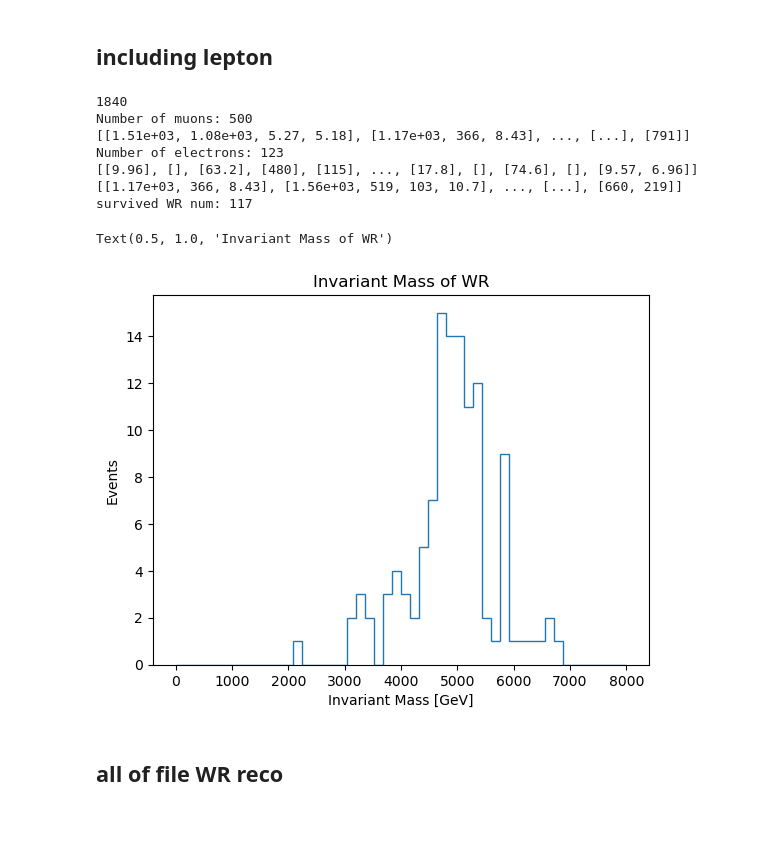
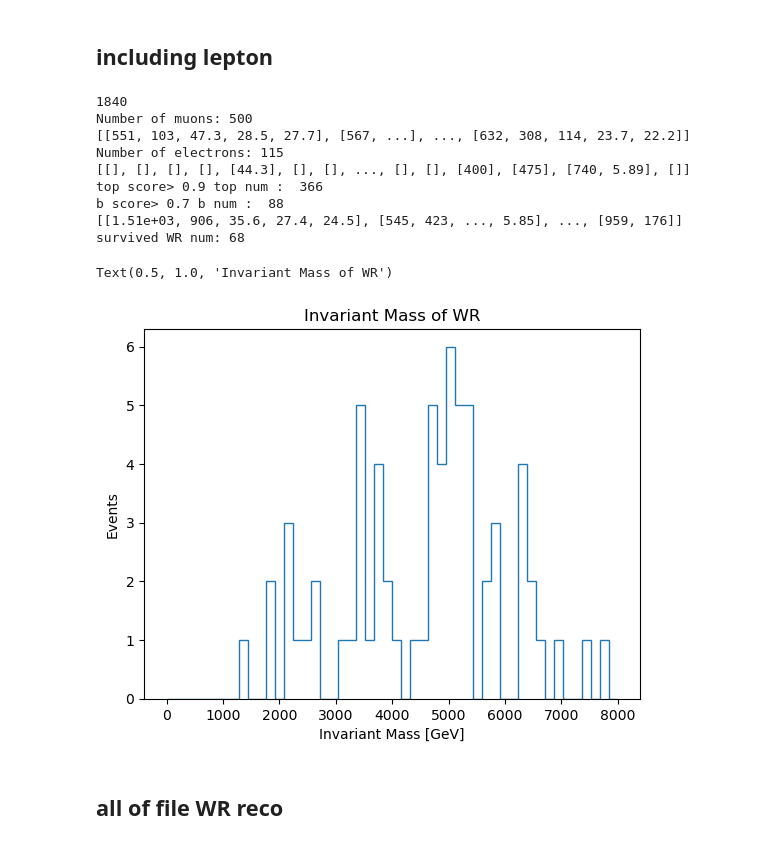
Before and after one commit to HEPchihwan/LRSM_tb_channel, a Jupyter notebook: SAMPLEPRODUCTION/using matrix/Detectorlevel_reco_nocut.ipynb, the cells around one changed output. Drawn from its saved outputs; the diff is of its cells as text; code cells hidden in the pictures.

```diff
--- a/SAMPLEPRODUCTION/using matrix/Detectorlevel_reco_nocut.ipynb
+++ b/SAMPLEPRODUCTION/using matrix/Detectorlevel_reco_nocut.ipynb
@@ -223,7 +296,7 @@ import matplotlib.pyplot as plt
 vector.register_awkward()  # 중요: vector 연산 활성화
 
 # Load file
-sample = "/data6/Users/snuintern1/LRSM_tb_channel/SAMPLEPRODUCTION/WRtoNMutoMuMuTB-HadTop_MWR-5000_MN-2500_13p6TeV/Run3Summer22NanoAODv12_WRtoNMutoMuMuTB-HadTop_MWR-5000_MN-2500_13p6TeV_1.root"
+sample = "/data6/Users/snuintern1/LRSM_tb_channel/SAMPLEPRODUCTION/WRtoNMutoMuMuTB-HadTop_MWR-5000_MN-4900_13p6TeV/Run3Summer22NanoAODv12_WRtoNMutoMuMuTB-HadTop_MWR-5000_MN-4900_13p6TeV_1.root"
 file = uproot.open(sample)
 events = file["Events"]
 keys = events.keys()
@@ -236,6 +309,7 @@ top_phi = events["FatJet_phi"].array()
 top_mass = events["FatJet_mass"].array()
 
 b_score = events["Jet_btagPNetB"].array()
+#b_score = events["Jet_btagDeepFlavB"].array()
 b_pt = events["Jet_pt"].array()
 b_eta = events["Jet_eta"].array()
 b_phi = events["Jet_phi"].array()
@@ -245,13 +319,13 @@ muon_pt = events["Muon_pt"].array()
 muon_eta = events["Muon_eta"].array()
 muon_phi = events["Muon_phi"].array()
 muon_mass = events["Muon_mass"].array()
-print("Number of muons:", ak.sum(ak.num(muon_pt) > 0))  # muon이 있는 이벤트의 갯수
+print("Number of muons:", len(muon_pt[ak.num(muon_pt) > 0]))  # muon이 있는 이벤트의 갯수
 print(muon_pt)
 electron_pt = events["Electron_pt"].array()
 electron_eta = events["Electron_eta"].array()
 electron_phi = events["Electron_phi"].array()
 electron_mass = events["Electron_mass"].array()
-print("Number of electrons:", ak.sum(ak.num(electron_pt) > 1))  # electron이 있는 이벤트의 갯수
+print("Number of electrons:", len(electron_pt[ak.num(electron_pt) > 1]))  # electron이 있는 이벤트의 갯수
 print(electron_pt)
 
 # Define masks
@@ -265,13 +339,14 @@ top_pt = top_pt[top_mask]
 top_eta = top_eta[top_mask]
 top_phi = top_phi[top_mask]
 top_mass = top_mass[top_mask]
-
+print("top score> 0.9 top num : ", len(top_pt[ak.num(top_pt) > 0]))  # top score가 0.9 이상인 이벤트만 필터링
 
 b_pt = b_pt[b_mask]
 b_eta = b_eta[b_mask]
 b_phi = b_phi[b_mask]
 b_mass = b_mass[b_mask]
 bscore = (ak.num(b_pt) >= 2)
+print("b score> 0.7 b num : ", len(b_pt[bscore]))  ## bjet 0.7 이상인 b-jet의 갯수
 
 
 
@@ -344,39 +419,42 @@ leading_muon = vector.array({
 #    "eta": electron_eta[:, 0],
 #    "phi": electron_phi[:, 0],
 #    "mass": electron_mass[:, 0],
 #})
 
 subleading_muon = vector.array({
     "pt": muon_pt[:, 1],
     "eta": muon_eta[:, 1],
     "phi": muon_phi[:, 1],
     "mass": muon_mass[:, 1],
 })
 #subleading_electron = vector.array({
 #    "pt": electron_pt[:, 1],
 #    "eta": electron_eta[:, 1],
 #    "phi": electron_phi[:, 1],
 #    "mass": electron_mass[:, 1],
 #})
 
 # 계산
 m_tb = (topjet + bjet + leading_muon + subleading_muon ).mass
+m_off_WR = (topjet + bjet ).mass
 print("survived WR num:",len(m_tb))
 # 플로팅
 plt.hist(ak.to_numpy(m_tb), bins=50, range=(0, 8000), histtype='step', label='M(top+b)')
 plt.xlabel("Invariant Mass [GeV]")
 plt.ylabel("Events")
 plt.title("Invariant Mass of WR")
 # %% [output]
 1840
 Number of muons: 500
-[[1.51e+03, 1.08e+03, 5.27, 5.18], [1.17e+03, 366, 8.43], ..., [...], [791]]
-Number of electrons: 123
-[[9.96], [], [63.2], [480], [115], ..., [17.8], [], [74.6], [], [9.57, 6.96]]
-[[1.17e+03, 366, 8.43], [1.56e+03, 519, 103, 10.7], ..., [...], [660, 219]]
-survived WR num: 117
+[[551, 103, 47.3, 28.5, 27.7], [567, ...], ..., [632, 308, 114, 23.7, 22.2]]
+Number of electrons: 115
+[[], [], [], [], [44.3], [], [], ..., [], [], [400], [475], [740, 5.89], []]
+top score> 0.9 top num :  366
+b score> 0.7 b num :  88
+[[1.51e+03, 906, 35.6, 27.4, 24.5], [545, 423, ..., 5.85], ..., [959, 176]]
+survived WR num: 68
 Text(0.5, 1.0, 'Invariant Mass of WR')
-[figure, old version]
+[figure, new version]
 # %% [markdown]
 ## all of file WR reco
 # %%
```
Also changed, not shown: parts of 9 cells of this notebook, 3 other files.
